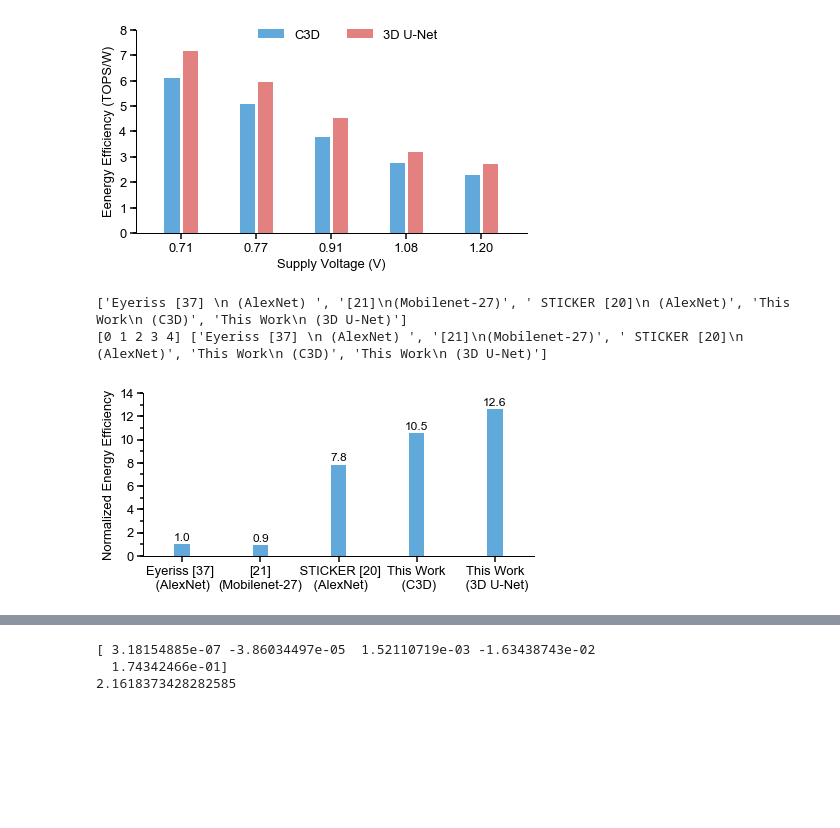
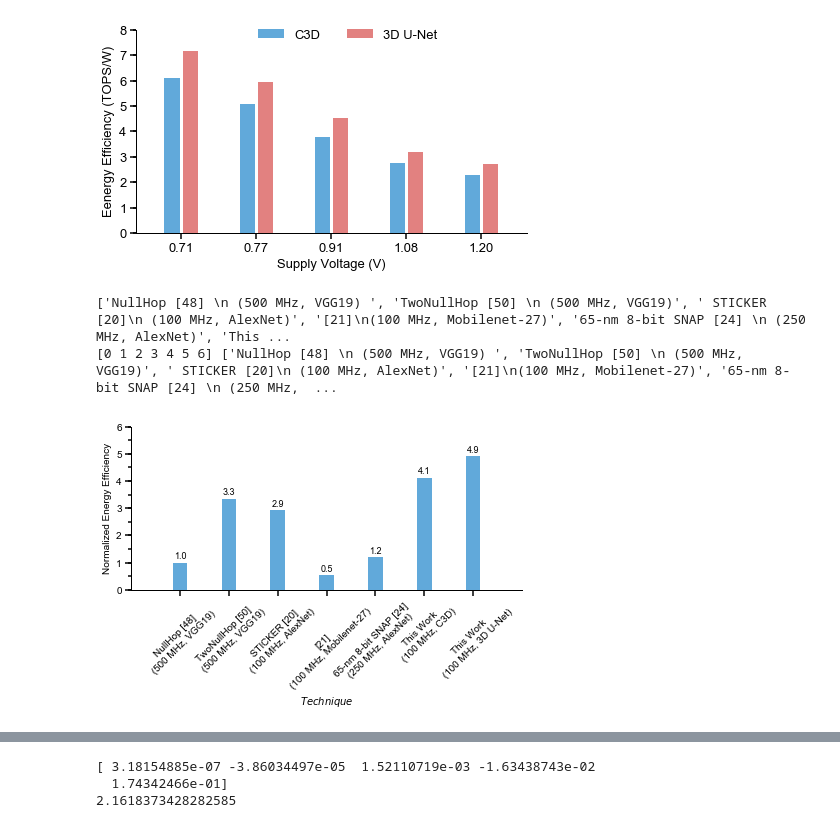
Before and after one commit to changchun-zhou/sagitta_fig, a Jupyter notebook: scripts/Voltage-Frequency-Scaling/Sagitta_Fig.ipynb, the cells around one changed output, grey strips where cells are left out. Saved outputs shown, nothing was run; the diff lists cells and outputs as text; code cells hidden in the pictures; blank space fills up the shorter version.

Commit message:
feat(Sagitta_Fig.ipynb): add 3SOTAs

```diff
--- a/scripts/Voltage-Frequency-Scaling/Sagitta_Fig.ipynb
+++ b/scripts/Voltage-Frequency-Scaling/Sagitta_Fig.ipynb
@@ -682,16 +682,18 @@ from cls_plt_fig import cls_plt_fig
 # y_yticks_max = [y1_yticks_max]
 # #####################################################################
 # # # Comparsion with SOTA
-y1_yticks_max = 14
-y2_yticks_max = 14
-fig_name ='../../generate/SOTA.svg'
+y1_yticks_max = 6
+y2_yticks_max = 6
+# fig_name ='../../generate/SOTA.svg'
+fig_name ='SOTA.svg'
 
 
 # # # 2DCNN
-technique = ['Eyeriss [37] \n (AlexNet) ', '[21]\n(Mobilenet-27)', ' STICKER [20]\n (AlexNet)', 'This Work\n (C3D)', 'This Work\n (3D U-Net)']
+# technique = ['Eyeriss [37] \n (AlexNet) ', '[21]\n(Mobilenet-27)', ' STICKER [20]\n (AlexNet)', 'This Work\n (C3D)', 'This Work\n (3D U-Net)']
+technique = ['NullHop [48] \n (500 MHz, VGG19) ', 'TwoNullHop [50] \n (500 MHz, VGG19)', ' STICKER [20]\n (100 MHz, AlexNet)', '[21]\n(100 MHz, Mobilenet-27)',  '65-nm 8-bit SNAP [24] \n (250 MHz, AlexNet)', 'This Work\n (100 MHz, C3D)', 'This Work\n (100 MHz, 3D U-Net)']
 speedup = np.array([1, 0.9, 8.1, 12.2*17.2/9.89, 12.2*19.5/9.89])
 # energy_efficiency = np.array([1,  1, 8.6, 13.3*3.8/4.66, 13.3*4.5/4.66])
-energy_efficiency = np.array([0.36,  0.33, 2.82, 3.796, 4.53])/0.36
+energy_efficiency = np.array([0.92,  3.08, 2.69, 0.49, 1.1, 3.796, 4.53])/0.92
 
 # C3D
 # technique = ['FC3D', 'FPGA2018', 'DAC2020', 'This Work']
@@ -702,10 +704,10 @@ energy_efficiency = np.array([0.36,  0.33, 2.82, 3.796, 4.53])/0.36
 x_value = np.arange(len(technique))
 x_label = "${Technique}$"
 
-bar_width = 0.2
+bar_width = 0.3
 xticks = technique
 legend_loc = (0.01, 0.8)
-len_yticks = 7
+len_yticks = 6
 y2_label = "Normalized Energy Efficiency"
 y2_legend = "Normalized Energy Efficiency"
 y1_legend = ['Speedup']
@@ -850,36 +852,37 @@ figsize=(7,3)
 # legend_loc = (0.2, 0.92)
 # y_color=[[(97/255, 169/255, 218/255)], [(226/255, 129/255, 128/255)]]
 # y_yticks_max = [y1_yticks_max, y2_yticks_max]
 ###################################################################################
 
 print(xticks)
 cls_plt_fig('').func_plt_fig(
     fig_name=fig_name,
     x_label = x_label,
     x_value=x_value,
     y_label = y_label,
     y_value = y_value,
     y_fig_type = y_fig_type,
     y_legend = y_legend,
     # y_color = [[(0/255,173/255,186/255), (1, 189/255, 63/255)]],
     y_color = y_color, #[[(129/255,  186/255,  226/255), (226/255, 129/255, 128/255)]],
     # y_edgecolor = [['black', 'black']],
     # y_axis_color = [(29/255, 121/255, 190/255), (214/255, 73/255, 73/255)],
     y_yticks_max=y_yticks_max, # [y1_yticks_max, y2_yticks_max]
     y_yticks_min=[0, 0, 0],
     len_yticks=len_yticks,
     xticks= xticks,
     legend_loc =legend_loc,
     figsize=figsize, #[0, 0, 1, 1],
+    font_size = 10,
     plt_text = True,
     legend_ncol=legend_ncol,
     bar_width = bar_width,
     bar_gap_width = 0.05
 )
 # %% [output]
-['Eyeriss [37] \n (AlexNet) ', '[21]\n(Mobilenet-27)', ' STICKER [20]\n (AlexNet)', 'This Work\n (C3D)', 'This Work\n (3D U-Net)']
-[0 1 2 3 4] ['Eyeriss [37] \n (AlexNet) ', '[21]\n(Mobilenet-27)', ' STICKER [20]\n (AlexNet)', 'This Work\n (C3D)', 'This Work\n (3D U-Net)']
+['NullHop [48] \n (500 MHz, VGG19) ', 'TwoNullHop [50] \n (500 MHz, VGG19)', ' STICKER [20]\n (100 MHz, AlexNet)', '[21]\n(100 MHz, Mobilenet-27)', '65-nm 8-bit SNAP [24] \n (250 MHz, AlexNet)', 'This ...
+[0 1 2 3 4 5 6] ['NullHop [48] \n (500 MHz, VGG19) ', 'TwoNullHop [50] \n (500 MHz, VGG19)', ' STICKER [20]\n (100 MHz, AlexNet)', '[21]\n(100 MHz, Mobilenet-27)', '65-nm 8-bit SNAP [24] \n (250 MHz,  ...
-[figure, old version]
+[figure, new version]
 # %%
 import numpy as np
 import pandas as pd
```
Also changed, not shown: parts of 1 cell of this notebook, 2 other files.
